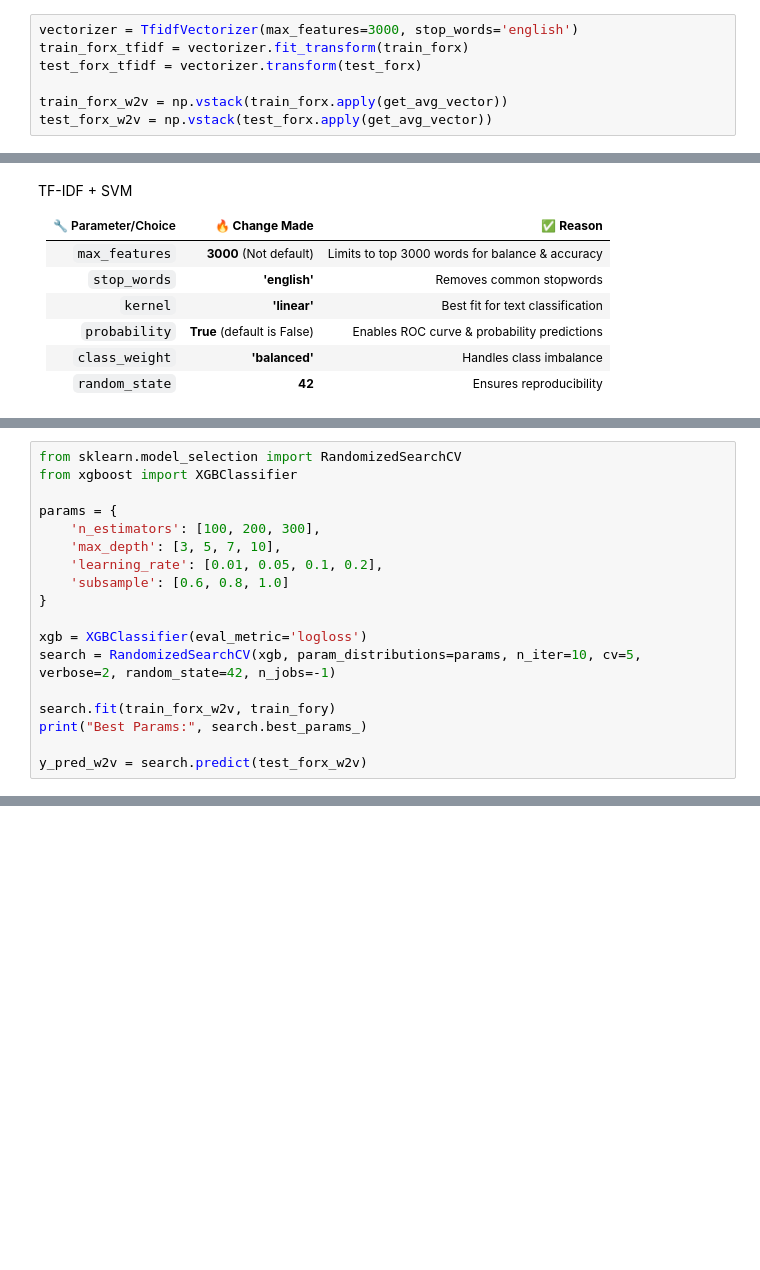
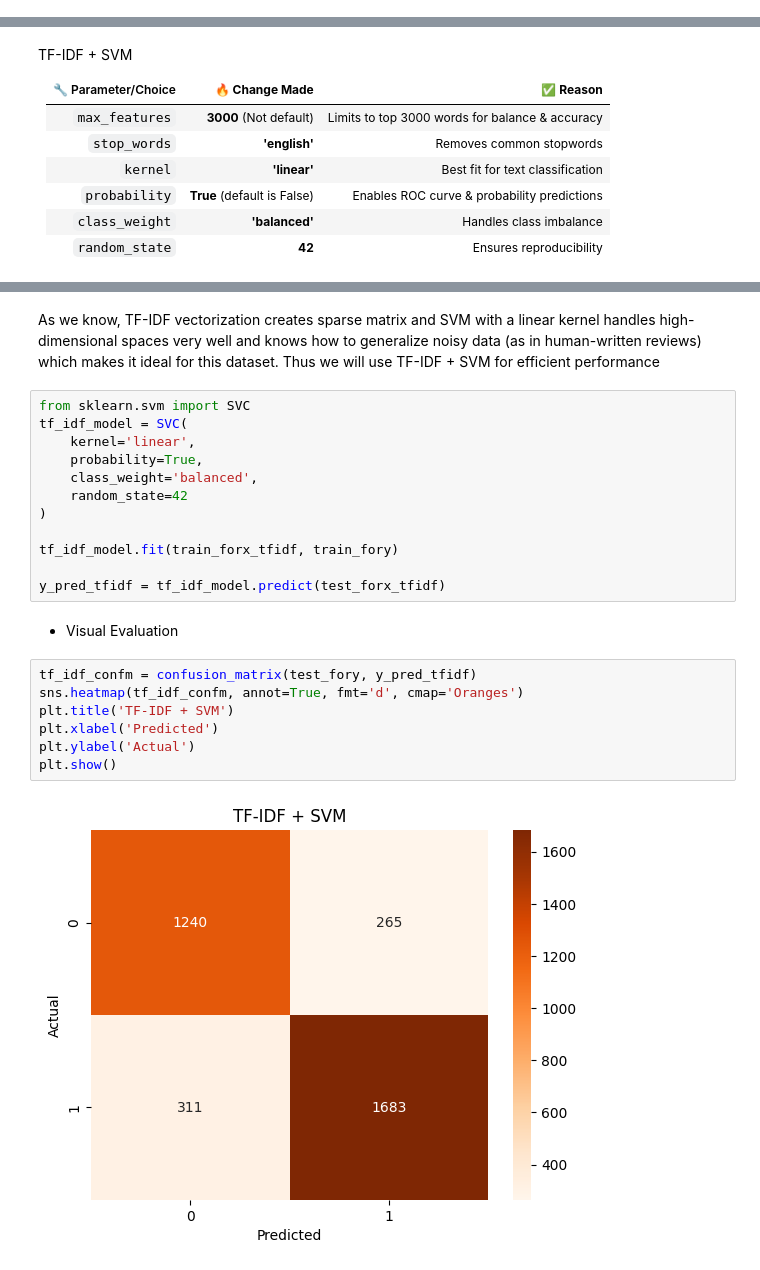
Before and after one commit to Subhangee19/DataAnalysis, a Jupyter notebook: Untitled11.ipynb, the cells around one changed output, grey strips where cells are left out. Saved outputs shown, nothing was run; the diff lists cells and outputs as text; blank space fills up the shorter version.

```diff
--- a/Untitled11.ipynb
+++ b/Untitled11.ipynb
@@ -277,7 +273,0 @@ These will be used as input features for our models.
-# %%
-vectorizer = TfidfVectorizer(max_features=3000, stop_words='english')
-train_forx_tfidf = vectorizer.fit_transform(train_forx)
-test_forx_tfidf = vectorizer.transform(test_forx)
-
-train_forx_w2v = np.vstack(train_forx.apply(get_avg_vector))
-test_forx_w2v = np.vstack(test_forx.apply(get_avg_vector))
@@ -342,18 +289,0 @@ XGBoost Changes:
-# %%
-from sklearn.model_selection import RandomizedSearchCV
-from xgboost import XGBClassifier
-
-params = {
-    'n_estimators': [100, 200, 300],
-    'max_depth': [3, 5, 7, 10],
-    'learning_rate': [0.01, 0.05, 0.1, 0.2],
-    'subsample': [0.6, 0.8, 1.0]
-}
-
-xgb = XGBClassifier(eval_metric='logloss')
-search = RandomizedSearchCV(xgb, param_distributions=params, n_iter=10, cv=5, verbose=2, random_state=42, n_jobs=-1)
-
-search.fit(train_forx_w2v, train_fory)
-print("Best Params:", search.best_params_)
-
-y_pred_w2v = search.predict(test_forx_w2v)
@@ -522,0 +294,25 @@ SVM was selected over Logistic Regression because it performs exceptionally well
+# %% [markdown]
+As we know, TF-IDF vectorization creates sparse matrix and SVM with a linear kernel handles high-dimensional spaces very well and knows how to generalize noisy data (as in human-written reviews) which makes it ideal for this dataset. Thus we will use TF-IDF + SVM for efficient performance
+# %%
+from sklearn.svm import SVC
+tf_idf_model = SVC(
+    kernel='linear',
+    probability=True,
+    class_weight='balanced',
+    random_state=42
+)
+
+tf_idf_model.fit(train_forx_tfidf, train_fory)
+
+y_pred_tfidf = tf_idf_model.predict(test_forx_tfidf)
+# %% [markdown]
+* Visual Evaluation
+# %%
+tf_idf_confm = confusion_matrix(test_fory, y_pred_tfidf)
+sns.heatmap(tf_idf_confm, annot=True, fmt='d', cmap='Oranges')
+plt.title('TF-IDF + SVM')
+plt.xlabel('Predicted')
+plt.ylabel('Actual')
+plt.show()
+# %% [output]
+[figure, added]
```
Also changed, not shown: parts of 71 cells of this notebook.
